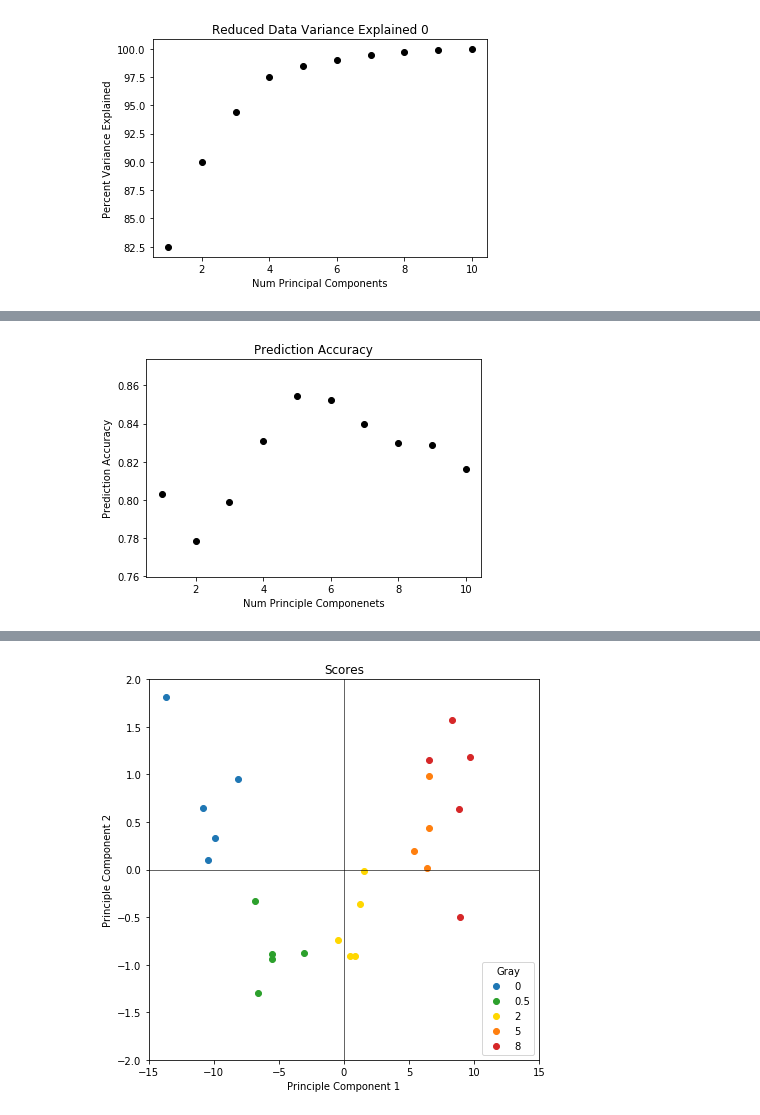
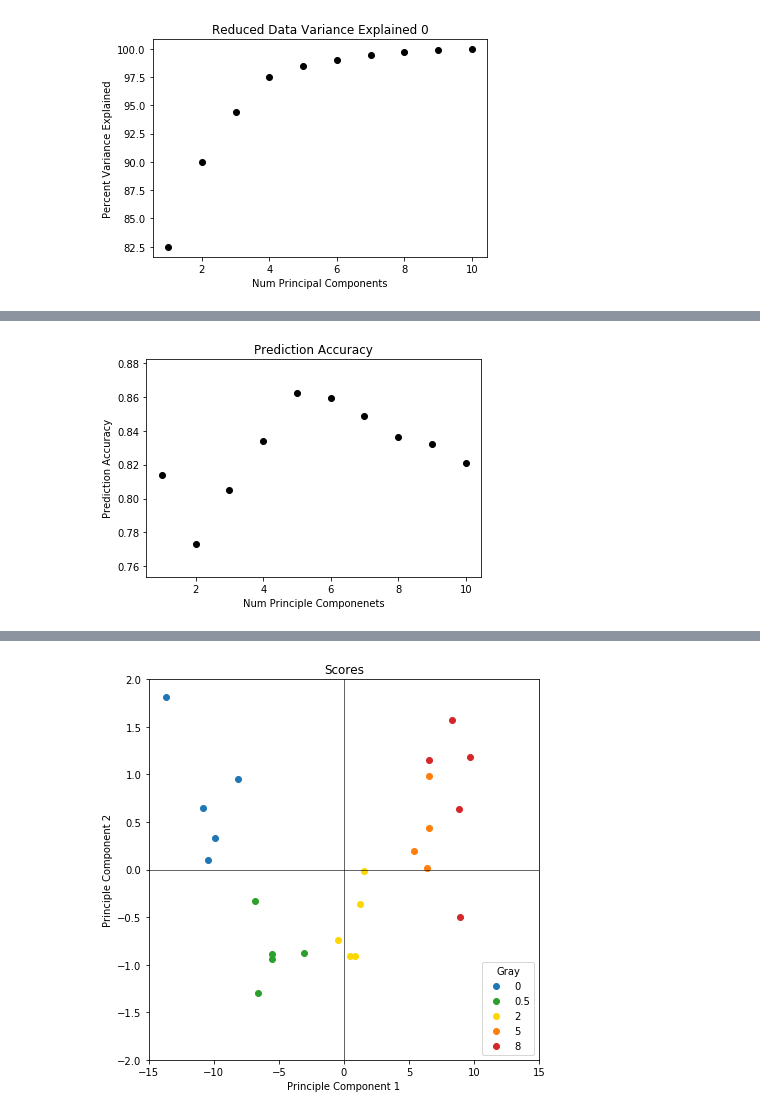
Before and after one commit to S-Ng/BE188_Final_Project, a Jupyter notebook: Greg_Simon_master.ipynb, the cells around one changed output, grey strips where cells are left out. Drawn from its saved outputs; the diff is of its cells as text; code cells hidden in the pictures.

```diff
--- a/Greg_Simon_master.ipynb
+++ b/Greg_Simon_master.ipynb
@@ -214,10 +246,10 @@ def R_squared(Ymod, Yobs):
     R_2 = 1 - np.sum((Ymod-Yobs)**2)/np.sum(Yobs**2)
     #print('R squared = %.7f' % R_2)
 
-def CV(Y, Average = True, X = X0, num_components = 8):
+def CV(Y, Average = True, X = X0, num_components = 8, reduce = False):
     loo = LeaveOneOut()
     StanScale = StandardScaler()
-
+    fib = 1
     # Get Y predicted for variable number of components
     Ypredicted = np.zeros((len(X[:,0]),num_components))
     R2_array = np.zeros(num_components)
@@ -226,15 +258,20 @@ def CV(Y, Average = True, X = X0, num_components = 8):
         plsr = PLSRegression(n_components=c)
         for train_index, test_index in loo.split(X):
             Xtrain = X[train_index]
+            Ytrain = Y[train_index]
+
             if Average is True: # average X
                 Xtrain = Average_Genes(Xtrain)
-            Ytrain = Y[train_index]
+            if reduce is True and fib == 0:
+                Sig_indices = T_test_reduce(Xtrain, Ytrain, p_thresh = 0.05)
+                Xtrain = Xtrain[:, Sig_indices]
+
             Xtrain_norm = StanScale.fit_transform(Xtrain)
             Ytrain_norm = zscore(Ytrain)
             plsr.fit(Xtrain_norm,Ytrain_norm)
             Ypredicted[n,c-1] = plsr.predict(StanScale.transform(X[test_index]))
             n += 1
-        R2_array[c-1] = r2_score(Ypredicted[:, c-1], zscore(Y))
+        R2_array[c-1] = r2_score(zscore(Y), Ypredicted[:, c-1])
         n = 0
     return Ypredicted, R2_array
 
@@ -243,16 +280,3 @@ def Plot_Msmnt_vs_Prdct(YpredictLOO, Y):
     ax.scatter(YpredictLOO, Y, color = 'k')
     plt.xlabel('Predicted Data')
     plt.ylabel('Measured Data');
-
-Ypredicted, R2_array = CV(Dose48, Average = False, num_components = 8)
-plt.scatter(range(1,9), R2_array, color = 'k')
-plt.title('Prediction Accuracy')
-plt.xlabel('Num Principle Componenets')
-plt.ylabel('Prediction Accuracy')
-plt.savefig('Full_Data_R2CV', bbox_inches = 'tight')
-
-Plot_Msmnt_vs_Prdct(8/2.5*(Ypredicted[:, 2]+1), 8/2.5*(zscore(Dose48)+1))
-plt.title('3 Componenet Cross Validation');
-plt.plot((0,7), (0,7), linestyle = '--', color = 'k', linewidth = 0.8)
-plt.savefig('Full_DataMsrvsPrd', bbox_inches = 'tight')
-#rfecv should be able to use to find important features
@@ -315,7 +385,14 @@ Plt_Variance(X4sig0, Dose48, 10, returnVariance = False, title = 'Reduced Data V
 [figure]
 # %%
 # Plot cross validation R^2
-Ypredicted, R2_array = CV(Dose48, Average = False, X = X4sig, num_components = 10)
+
+t = time.time()
+
+Ypredicted, R2_array = CV(Dose48, Average = False, X = X4sig, num_components = 10, reduce = True)
+
+elapsed = time.time() - t
+print('%f seconds elapsed' %elapsed)
+
 plt.scatter(range(1,11), R2_array, color = 'k')
 plt.title('Prediction Accuracy')
 plt.xlabel('Num Principle Componenets')
@@ -325,3 +403,3 @@ plt.savefig('Reduced_Dataset_Prediciton_Accuracy')
-[figure, old version]
+[figure, new version]
 # %%
 # Plot observation vs prediction
```
Also changed, not shown: parts of 22 cells of this notebook, 11 other files.
